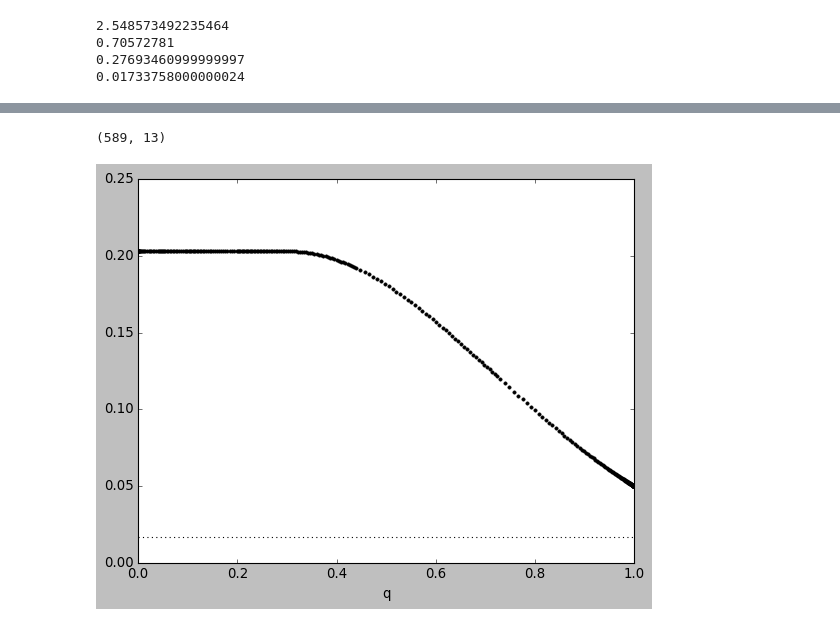
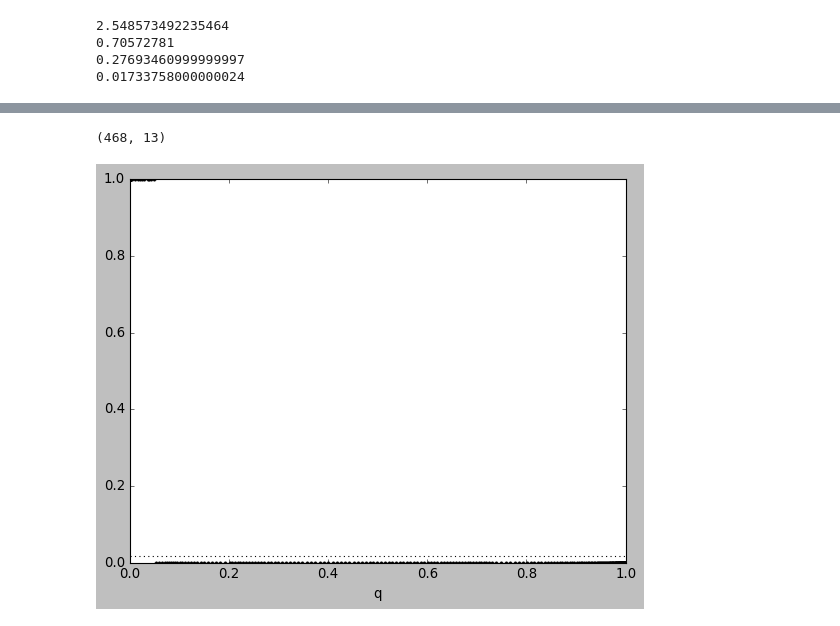
Before and after one commit to esandford/giant_planets, a Jupyter notebook: science_runs/2_relaxed_models/test_generate_composition_profile.ipynb, the cells around one changed output, grey strips where cells are left out. Saved outputs shown, nothing was run; the diff lists cells and outputs as text; code cells hidden in the pictures.

```diff
--- a/science_runs/2_relaxed_models/test_generate_composition_profile.ipynb
+++ b/science_runs/2_relaxed_models/test_generate_composition_profile.ipynb
@@ -104,16 +104,17 @@ plt.show()
 # %%
-loadtest = np.genfromtxt("./test_core_gaussian.dat", skip_header=1)
+#loadtest = np.genfromtxt("./linear_relaxed/composition_20.0_Mj_5.0_Rj_zbar=0.1_linear.dat", skip_header=1)
+loadtest = np.genfromtxt("./core_only_relaxed/composition_4.67_Mj_2.0_Rj_zbar=0.05_core_only_s=10.0.dat", skip_header=1)
 print(np.shape(loadtest))
 
 fig, ax = plt.subplots(1,1,figsize=(8,6))
 ax.plot(1.-loadtest[:,0], np.sum(loadtest[:,5:],axis=1), 'k.')
 ax.axhline(0.017,color='k',ls=':')
 ax.set_xlabel('q')
 
 #ax.plot(loadtest[:,0], np.sum(loadtest[:,5:],axis=1), 'r.')
 #ax.set_xlabel('xq')
 
 plt.show()
 # %% [output]
-(589, 13)
+(468, 13)
-[figure, old version]
+[figure, new version]
```
Also changed, not shown: parts of 3 cells of this notebook, 11 other files.
